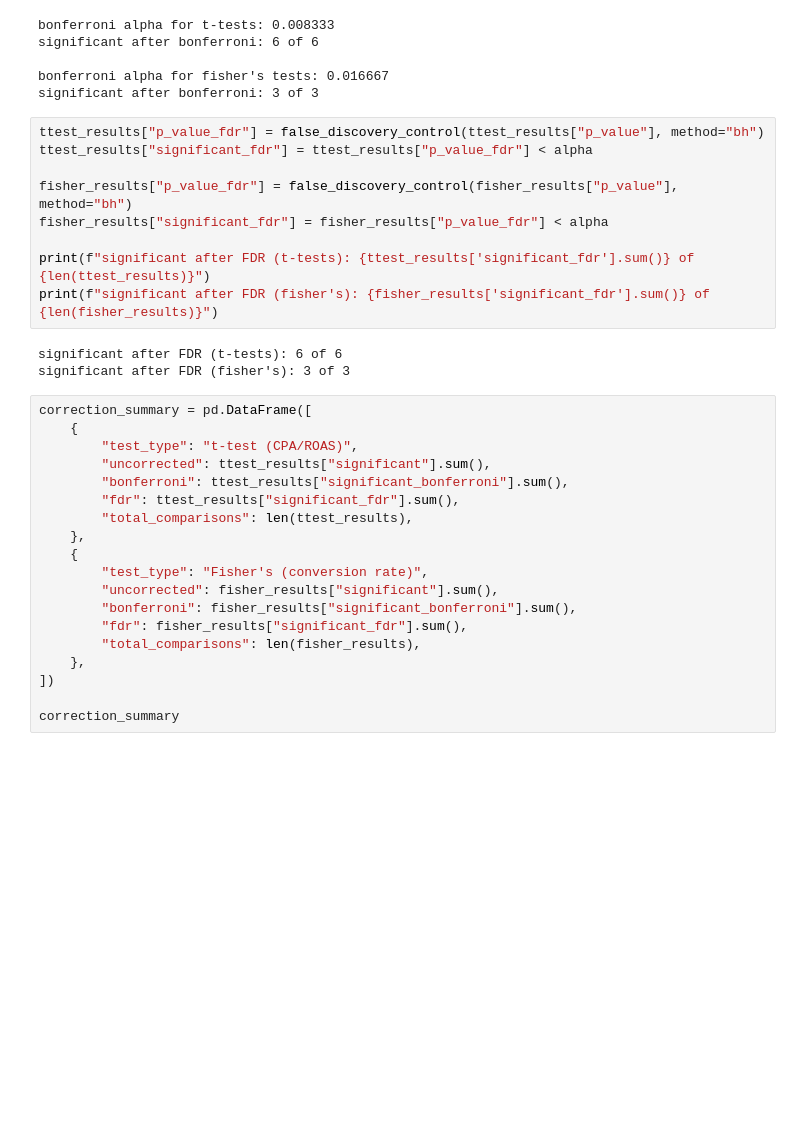
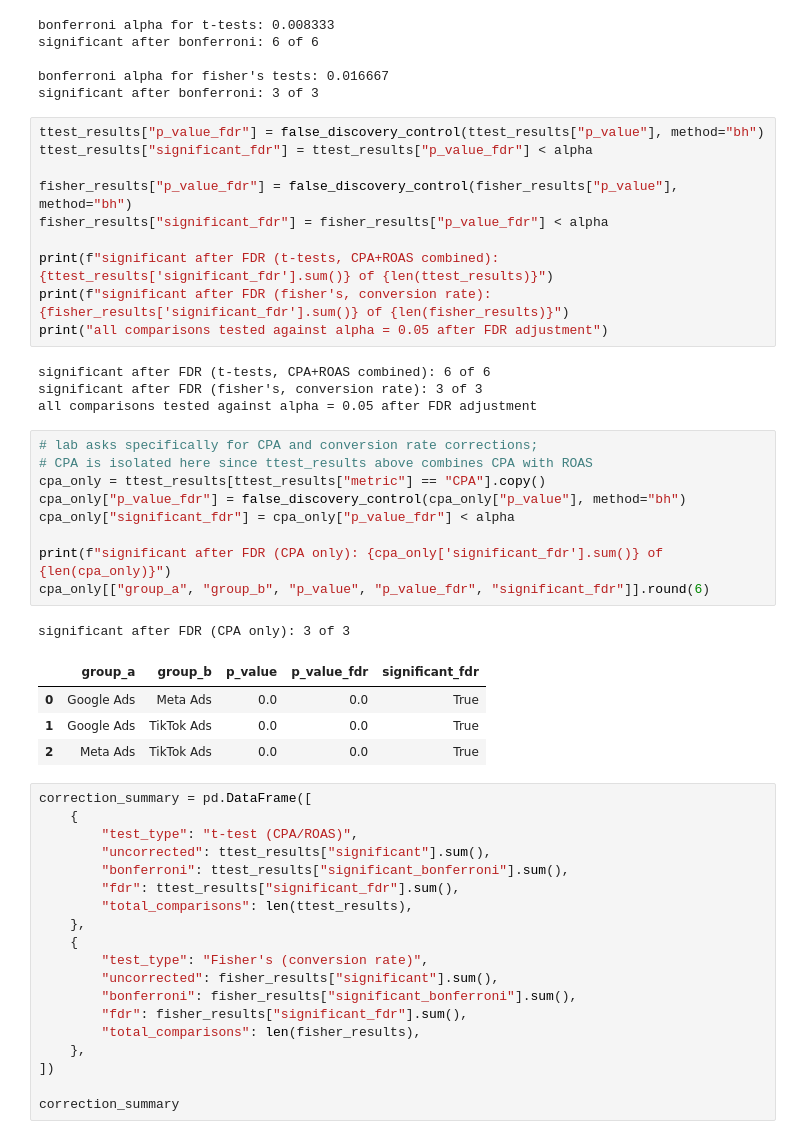
Before and after one commit to jp92672/johna-lab-week7-day5-statistical-analysis, a Jupyter notebook: statistical_analysis.ipynb, the cells around one changed output. Drawn from its saved outputs; the diff is of its cells as text; blank space fills up the shorter version.

```diff
--- a/statistical_analysis.ipynb
+++ b/statistical_analysis.ipynb
@@ -230,11 +254,28 @@ ttest_results["significant_fdr"] = ttest_results["p_value_fdr"] < alpha
 fisher_results["p_value_fdr"] = false_discovery_control(fisher_results["p_value"], method="bh")
 fisher_results["significant_fdr"] = fisher_results["p_value_fdr"] < alpha
 
-print(f"significant after FDR (t-tests): {ttest_results['significant_fdr'].sum()} of {len(ttest_results)}")
-print(f"significant after FDR (fisher's): {fisher_results['significant_fdr'].sum()} of {len(fisher_results)}")
+print(f"significant after FDR (t-tests, CPA+ROAS combined): {ttest_results['significant_fdr'].sum()} of {len(ttest_results)}")
+print(f"significant after FDR (fisher's, conversion rate): {fisher_results['significant_fdr'].sum()} of {len(fisher_results)}")
+print("all comparisons tested against alpha = 0.05 after FDR adjustment")
 # %% [output]
-significant after FDR (t-tests): 6 of 6
-significant after FDR (fisher's): 3 of 3
+significant after FDR (t-tests, CPA+ROAS combined): 6 of 6
+significant after FDR (fisher's, conversion rate): 3 of 3
+all comparisons tested against alpha = 0.05 after FDR adjustment
+# %%
+# lab asks specifically for CPA and conversion rate corrections;
+# CPA is isolated here since ttest_results above combines CPA with ROAS
+cpa_only = ttest_results[ttest_results["metric"] == "CPA"].copy()
+cpa_only["p_value_fdr"] = false_discovery_control(cpa_only["p_value"], method="bh")
+cpa_only["significant_fdr"] = cpa_only["p_value_fdr"] < alpha
+
+print(f"significant after FDR (CPA only): {cpa_only['significant_fdr'].sum()} of {len(cpa_only)}")
+cpa_only[["group_a", "group_b", "p_value", "p_value_fdr", "significant_fdr"]].round(6)
+# %% [output]
+significant after FDR (CPA only): 3 of 3
+|  | group_a | group_b | p_value | p_value_fdr | significant_fdr |
+| 0 | Google Ads | Meta Ads | 0.0 | 0.0 | True |
+| 1 | Google Ads | TikTok Ads | 0.0 | 0.0 | True |
+| 2 | Meta Ads | TikTok Ads | 0.0 | 0.0 | True |
 # %%
 correction_summary = pd.DataFrame([
     {
```
Also changed, not shown: parts of 4 cells of this notebook.
